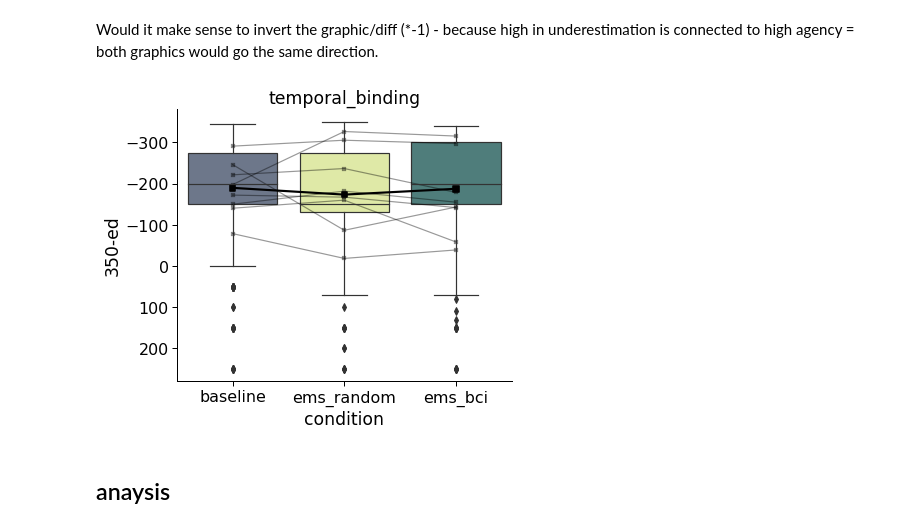
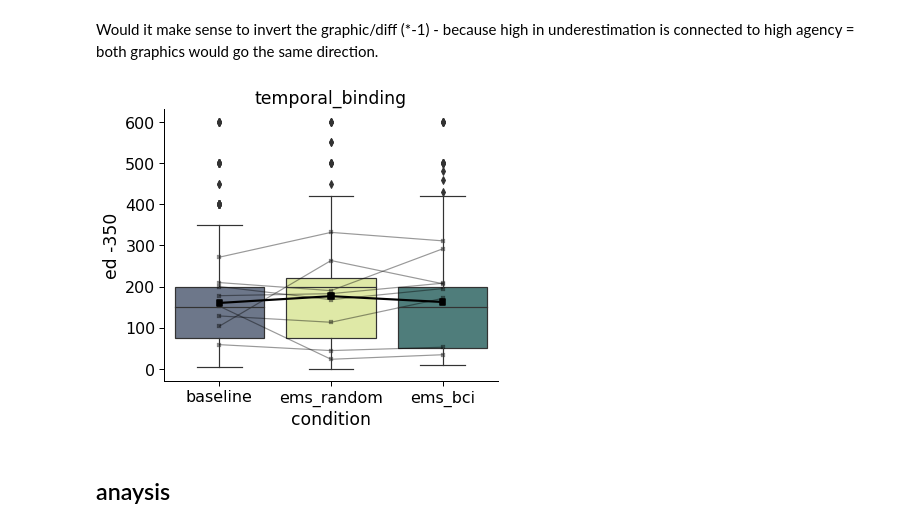
Before and after one commit to lukasgehrke/2021-fastReach, a Jupyter notebook: analyses/Leonie_tests/analysis_short.ipynb, the cells around one changed output. Cells and saved outputs as stored; diff of their text form; code cells hidden in the pictures.

```diff
--- a/analyses/Leonie_tests/analysis_short.ipynb
+++ b/analyses/Leonie_tests/analysis_short.ipynb
@@ -154,7 +156,7 @@ hist = sns.histplot(behavior, x = 'delta_tap_ems',ax =ax, hue = 'id')
 behavior[['rd']] = behavior[['rd']].apply(pd.to_numeric, axis=1)
 behavior[['ed']] = behavior[['ed']].apply(pd.to_numeric, axis=1)
 # diff = ed - 350 because 350 is the mean of the different time intervals; maybe add *-1  to adapt direction of the plot
-behavior["diff"]= behavior['ed']-350
+behavior["diff"]= behavior['ed']
 behavior[['rd']] = behavior[['rd']].astype("category")
 
 
@@ -166,7 +168,7 @@ behavior_means = behavior.groupby(['id','condition'],as_index=False)['diff'].mea
 palette = ['#576683', '#E4f392', '#337775']
 
 cats= ['baseline','ems_random','ems_bci']
-ylabel = '350-ed'
+ylabel = 'ed -350'
 xlabel = 'condition'
 title = 'temporal_binding'
 data = behavior
@@ -225,35 +227,35 @@ with sns.plotting_context('paper', font_scale = 1.8):
 
         # show boxplots
     ax = sns.boxplot(data = data,x = x, y = y,  order= ['baseline','ems_random','ems_bci'] ,  palette= palette )
     for patch in ax.patches: # adapt alpha
             r, g, b, a = patch.get_facecolor()
             patch.set_facecolor((r, g, b, .9))
 
     # show line connecting means
     ax =  sns.pointplot(data = data,x = x, y = y, markers="s",linewidth = 1, size = 6, ci =None,color = 'black',legend = False, order = cats)
 
      #  show lines connecting pid means observations
     ax = sns.lineplot(data = data_means, x = x, y = y,hue = hue, palette = sns.color_palette(['black'],8),legend = False,alpha=0.4)
 
     ax = sns.scatterplot(data=data_means, x=x, y=y,s=10, legend= True, marker="s",color = 'black',edgecolor = 'black',alpha=0.4)
 
-    ax.invert_yaxis()
+   # ax.invert_yaxis()
 
     handles, labels = ax.get_legend_handles_labels()
 
     #plt.legend(handles[3:6],labels[3:6],frameon=True,loc = 'upper left',labelspacing =0.3)
 
     # label_plot_for_subcats(ax)
     ax.set_title(title)
     ax.set_ylabel(ylabel)
     ax.set_xlabel(xlabel)
 
     plt.show()
 
 fig.savefig('results/'+title + '_'+'.svg', format='svg', transparent=True, bbox_inches='tight', dpi=300)
 fig.savefig('results/'+title + '_' +'.png', format='png', transparent=True, bbox_inches='tight', dpi=300)
 # %% [output]
-[figure, old version]
+[figure, new version]
 # %% [markdown]
 ## anaysis
 # %% [markdown]
```
Also changed, not shown: parts of 14 cells of this notebook, 5 other files.
